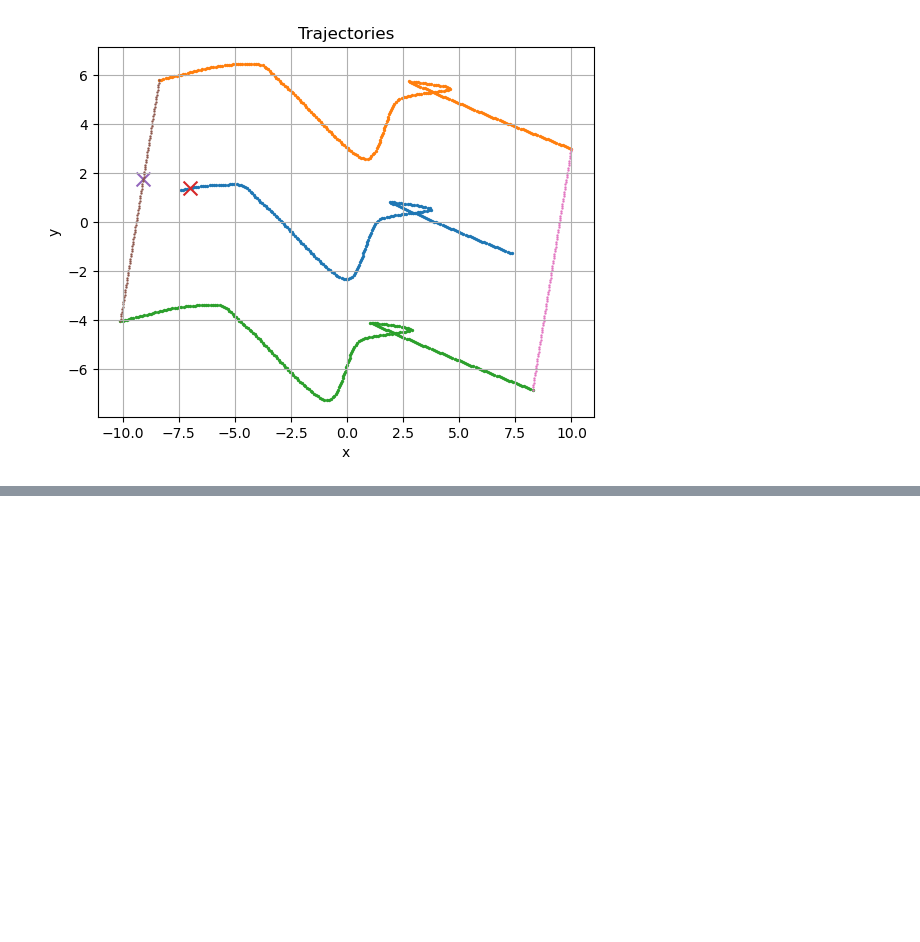
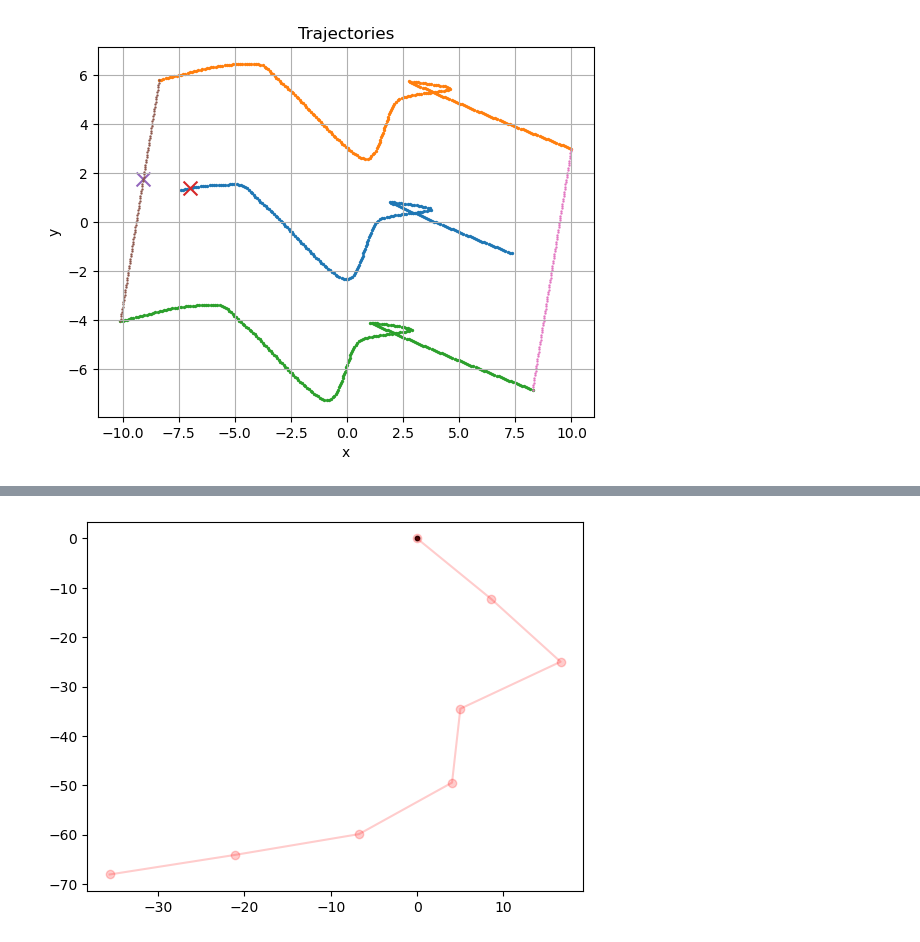
Before and after one commit to SpartanTan/RL-everything, a Jupyter notebook: torh_tutorial/rand_payh_gen.ipynb, the cells around one changed output, grey strips where cells are left out. Saved outputs shown, nothing was run; the diff lists cells and outputs as text; code cells hidden in the pictures; blank space fills up the shorter version.

Commit message:
add waypoints generation not going back

```diff
--- a/torh_tutorial/rand_payh_gen.ipynb
+++ b/torh_tutorial/rand_payh_gen.ipynb
@@ -443,0 +424,90 @@ Cross-track error: 3.1622776601683795
+# %%
+def generate_path_colav_environment(No, Nw, Lp, mu_r, sigma_d):
+    # Draw theta_start from Uniform(0, 2*pi)
+    theta_start = np.random.uniform(0, 2 * np.pi)
+
+    # Path origin and goal position
+    p_start = 0.5 * Lp * np.array([np.cos(theta_start), np.sin(theta_start)])
+    p_end = -p_start
+
+    # Generate Nw random waypoints between p_start and p_end
+    waypoints = np.linspace(p_start, p_end, Nw) + np.random.normal(0, Lp/10, (Nw, 2))
+    waypoints[0] = p_start
+    waypoints[-1] = p_end
+
+    return waypoints
+
+# generate waypoints that won't go back
+def generate_waypoints(Nw, Lp):
+    # Generate the starting point
+    start = np.array([0, 0])
+    waypoints = [start]
+
+    # Generate the remaining waypoints
+    for i in range(1, Nw):
+        # Get the previous waypoint and the direction of the previous segment
+        prev_waypoint = waypoints[-1]
+        if i == 1:
+            prev_dir = np.array([1, 0])
+        else:
+            prev_dir = prev_waypoint - waypoints[-2]
+
+        # Generate a new waypoint in the forward direction
+        while True:
+            # Generate a random direction vector
+            direction = np.random.rand(2) - 0.5
+            direction /= np.linalg.norm(direction)
+
+            # Check if the new waypoint is in the forward direction
+            if np.dot(direction, prev_dir) >= 0:
+                break
+
+        # Generate a new waypoint at the desired distance and add it to the list
+        new_waypoint = prev_waypoint + Lp * direction
+        waypoints.append(new_waypoint)
+
+    return np.array(waypoints)
+
+# generate waypoints that can turn back
+def generate_waypoints(Nw, Lp, steps_to_allow_reverse=3):
+    # Generate the starting point
+    start = np.array([0, 0])
+    waypoints = [start]
+
+    # Generate the remaining waypoints
+    for i in range(1, Nw):
+        # Get the previous waypoint and the direction of the previous segment
+        prev_waypoint = waypoints[-1]
+        if i == 1:
+            prev_dir = np.array([1, 0])
+        else:
+            prev_dir = prev_waypoint - waypoints[-2]
+
+        # Generate a new waypoint in the forward direction
+        while True:
+            # Generate a random direction vector
+            direction = np.random.rand(2) - 0.5
+            direction /= np.linalg.norm(direction)
+
+            # Check if the new waypoint is in the forward direction or far enough away to allow reversing
+            dot_product = np.dot(direction, prev_dir)
+            if dot_product >= 0 or (dot_product < 0 and i >= steps_to_allow_reverse):
+                break
+
+        # Generate a new waypoint at the desired distance and add it to the list
+        new_waypoint = prev_waypoint + Lp * direction
+        waypoints.append(new_waypoint)
+
+    return np.array(waypoints)
+
+# Example usage
+No = 12
+Nw = 8
+Lp = 15
+mu_r = 0.25
+sigma_d = 0.8
+
+waypoints = generate_waypoints(Nw, Lp)
+plt.scatter(waypoints[0,0], waypoints[0,1], s=10, c='k',  label="Start")
+plt.plot(waypoints[:,0], waypoints[:,1], 'r', linestyle='-', marker='o', alpha=0.2)
+# %% [output]
@@ -443,0 +515 @@ Cross-track error: 3.1622776601683795
+[figure, added]
```
Also changed, not shown: parts of 11 cells of this notebook.
